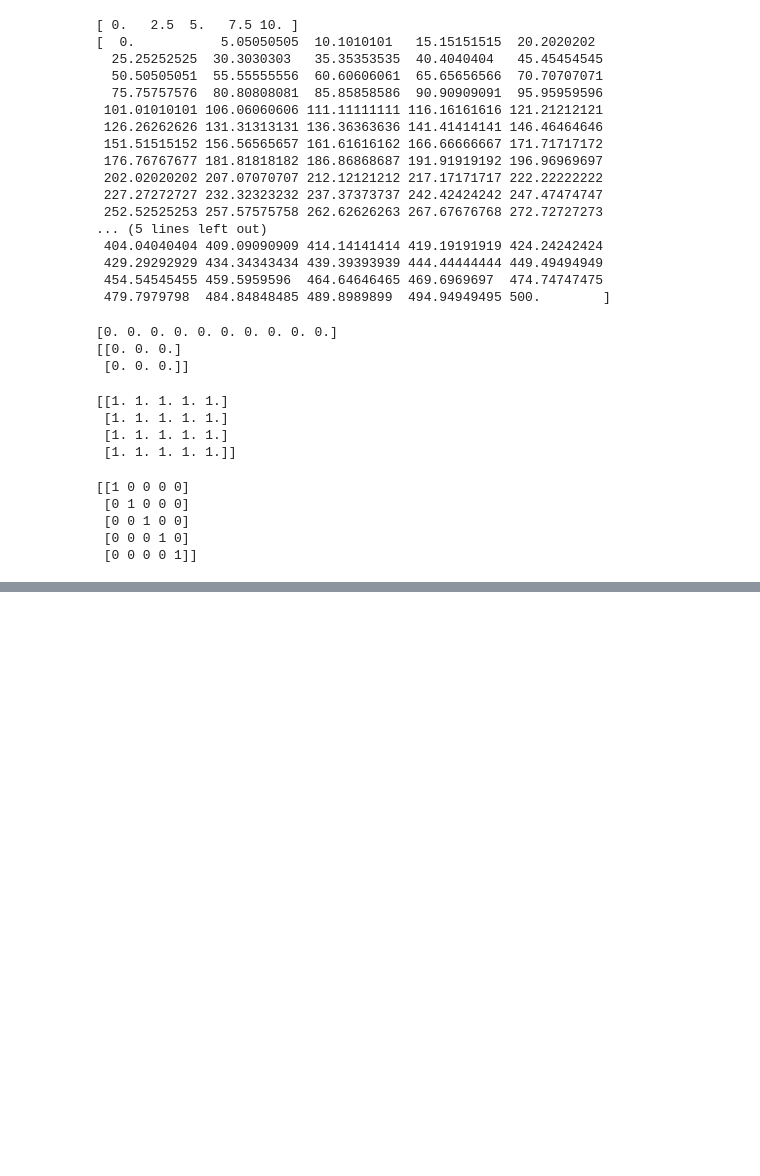
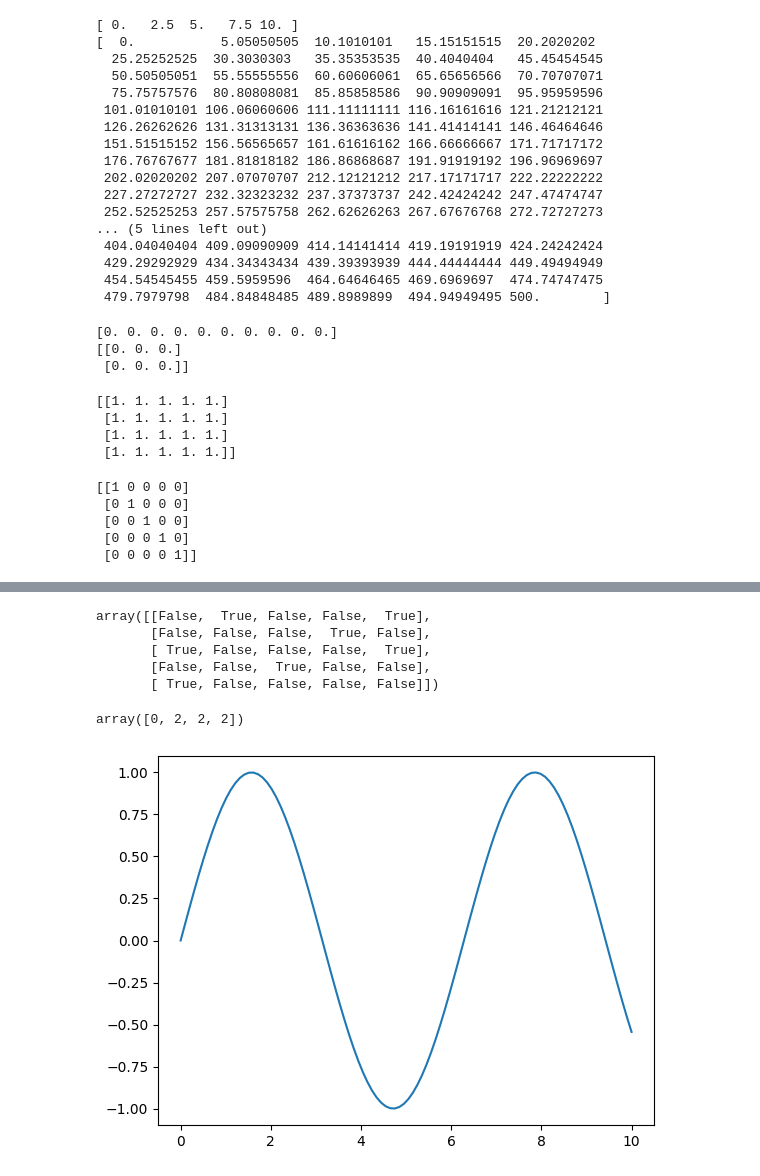
Before and after one commit to khushboo78609/python-data-science, a Jupyter notebook: Data analysis/numpy.ipynb, the cells around one changed output, grey strips where cells are left out. Cells and saved outputs as stored; diff of their text form; code cells hidden in the pictures; blank space fills up the shorter version.

```diff
--- a/Data analysis/numpy.ipynb
+++ b/Data analysis/numpy.ipynb
@@ -167,0 +351,21 @@ matrix operations
+# %%
+y >5 # boolean filter
+# %% [output]
+array([[False,  True, False, False,  True],
+       [False, False, False,  True, False],
+       [ True, False, False, False,  True],
+       [False, False,  True, False, False],
+       [ True, False, False, False, False]])
+# %%
+y[y<3]
+# %% [output]
+array([0, 2, 2, 2])
+# %%
+import matplotlib.pyplot as plt
+
+x = np.linspace(0,10,100)
+y = np.sin(x)
+plt.plot(x,y)
+plt.show()
+# %% [output]
+[figure, added]
```
Also changed, not shown: parts of 17 cells of this notebook, 2 other files.
